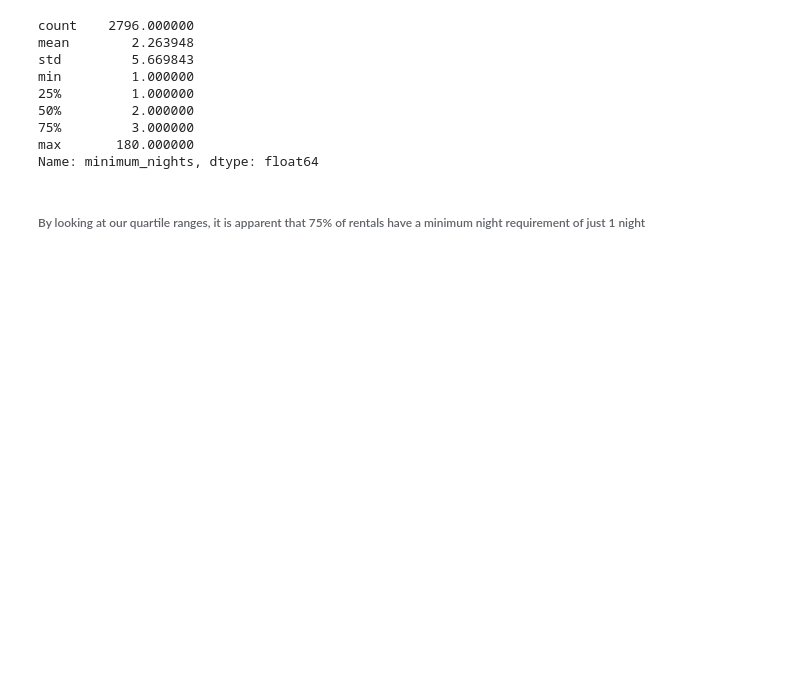
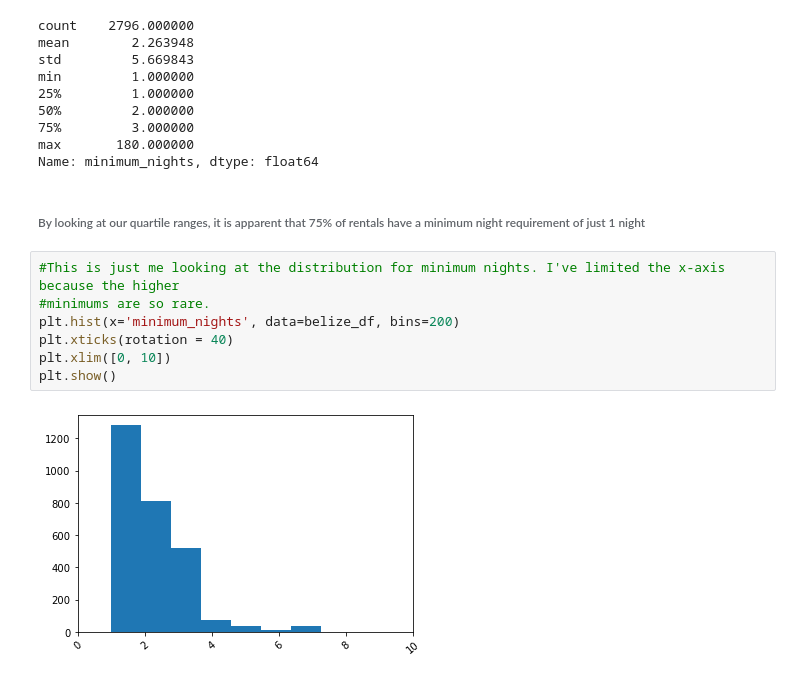
Before and after one commit to JennyArbo/Homework, a Jupyter notebook: In_Class_Problems/week_09/week_09_hwk_5_5_21.ipynb, the cells around one changed output. Cells and saved outputs as stored; diff of their text form; blank space fills up the shorter version.

```diff
--- a/In_Class_Problems/week_09/week_09_hwk_5_5_21.ipynb
+++ b/In_Class_Problems/week_09/week_09_hwk_5_5_21.ipynb
@@ -379,3 +445,12 @@ max       180.000000
 Name: minimum_nights, dtype: float64
 # %% [markdown]
 ###### By looking at our quartile ranges, it is apparent that 75% of rentals have a minimum night requirement of just 1 night
+# %%
+#This is just me looking at the distribution for minimum nights. I've limited the x-axis because the higher
+#minimums are so rare.
+plt.hist(x='minimum_nights', data=belize_df, bins=200)
+plt.xticks(rotation = 40)
+plt.xlim([0, 10])
+plt.show()
+# %% [output]
+[figure, added]
```
Also changed, not shown: parts of 8 cells of this notebook.
